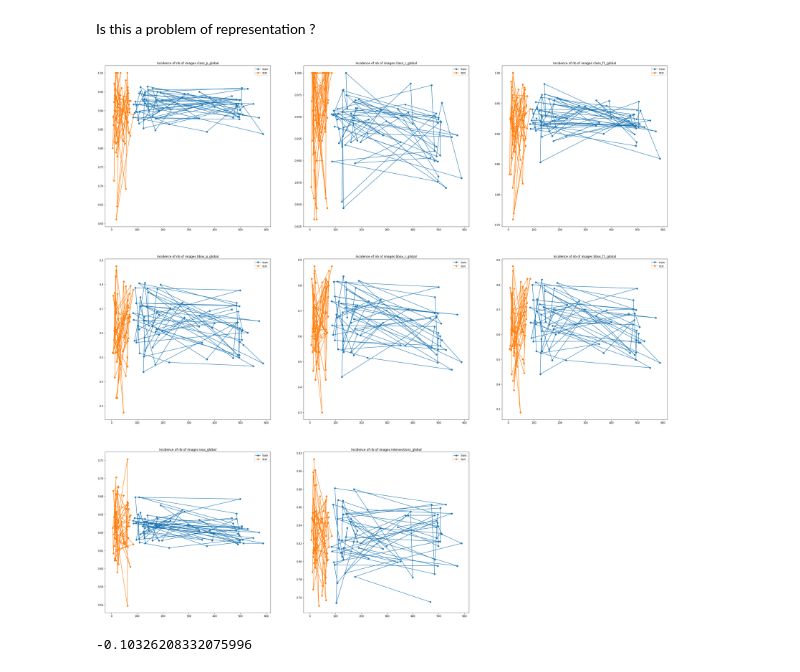
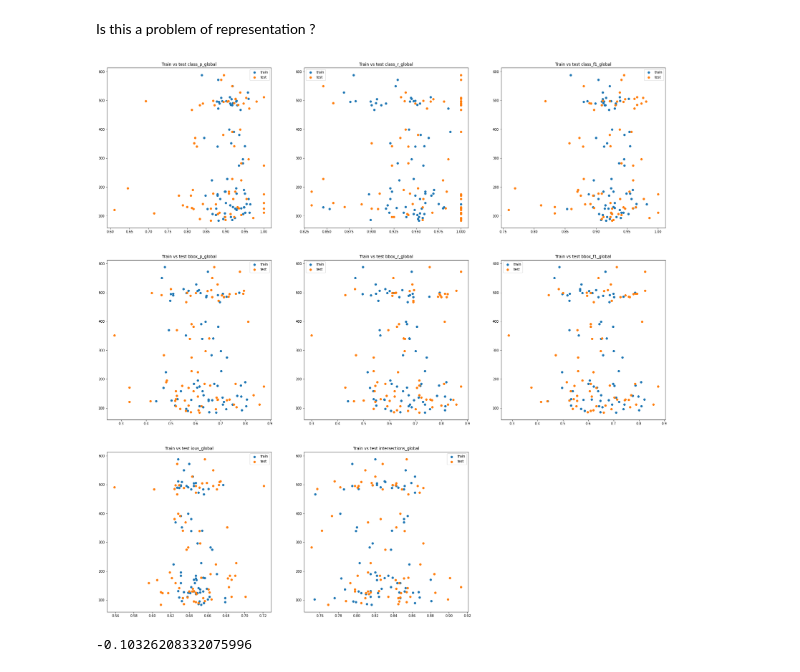
Before and after one commit to basile-desjuzeur/bees_detection, a Jupyter notebook: src/data/outputs/analize_outputs.ipynb, the cells around one changed output. Saved outputs shown, nothing was run; the diff lists cells and outputs as text; code cells hidden in the pictures.

```diff
--- a/src/data/outputs/analize_outputs.ipynb
+++ b/src/data/outputs/analize_outputs.ipynb
@@ -159,0 +129,14 @@ for i, metric in enumerate(train_metrics[1:]):
+# %%
+# plot the metrics to see the repartition of metrics with histograms
+# so that we can compare train and test sets we normalize the histograms
+# with the ratio of pictures by species in the two sets
+
+plt.figure(figsize=(30,30))
+
+for i, metric in enumerate(train_metrics[1:]):
+    i=i+1
+    plt.subplot(3,3,i)
+    plt.hist(df_evaluation_train[train_metrics.index[i]],label='train',density=True)
+    plt.hist(df_evaluation_test[train_metrics.index[i]],label='test',density=True)
+    plt.title('Train vs test {}'.format(train_metrics.index[i]))
+    plt.legend()
@@ -160,18 +161,26 @@ for i, metric in enumerate(train_metrics[1:]):
 # %% [markdown]
 Is this a problem of representation ?
 # %%
+# plot the metrics given the number of pictures by species in the two sets
+# x axis is the metric
+# y axis is the number of pictures by species in the two sets
+# so that we can compare train and test sets we normalize the data
+# with the mean of the ratio of pictures by species in the two sets
+# plot the logistic regression coefficients and the intercept and the line of the logistic regression
 
-plt.figure(figsize=(40,40))
+
+plt.figure(figsize=(30,30))
+
 
 for i, metric in enumerate(train_metrics[1:]):
     i=i+1
     plt.subplot(3,3,i)
-    plt.plot(df_train_nb,df_evaluation_train[train_metrics.index[i]],'o-',label='train')
-    plt.plot(df_test_nb,df_evaluation_test[train_metrics.index[i]],'o-',label='test')
-    plt.title('Incidence of nb of images {}'.format(train_metrics.index[i]))
+    plt.scatter(df_evaluation_train[train_metrics.index[i]],df_train_nb.values,label='train')
+    plt.scatter(df_evaluation_test[train_metrics.index[i]],df_test_nb.values*df_train_test_ratio,label='test')
+    plt.title('Train vs test {}'.format(train_metrics.index[i]))
     plt.legend()
 # %% [output]
-[figure, old version]
+[figure, new version]
 # %%
 np.corrcoef(df_train_nb,df_evaluation_train[train_metrics.index[1]])[0,1]
 # %% [output]
```
Also changed, not shown: parts of 5 cells of this notebook, 36 other files.
